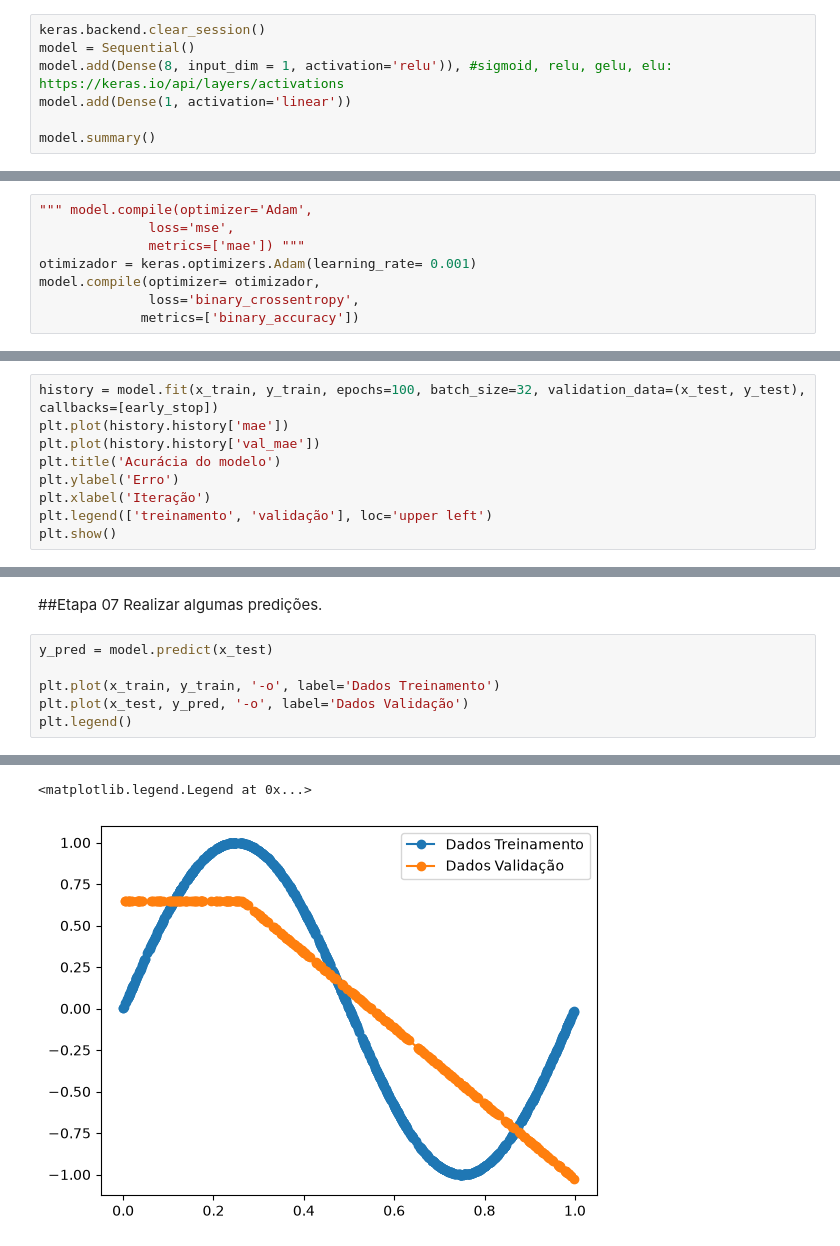
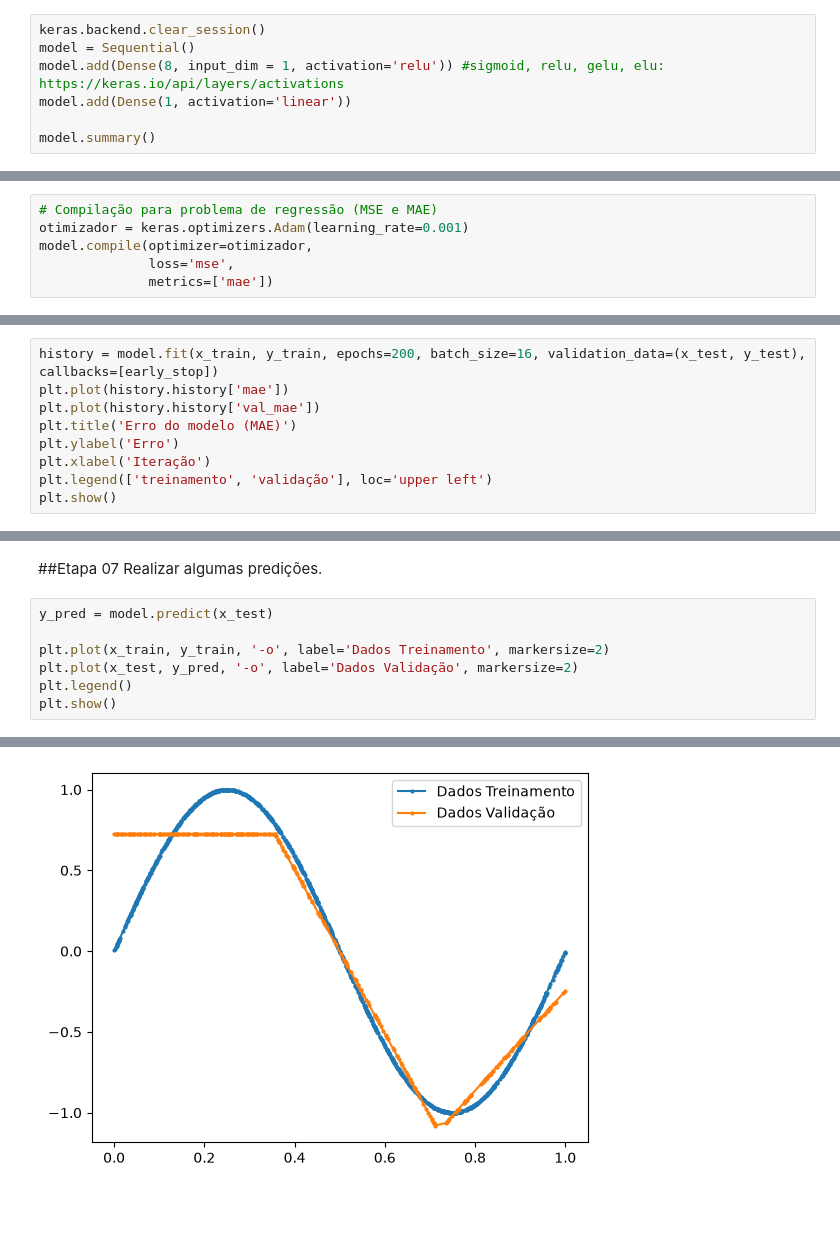
Before and after one commit to leoisf/CDD109---REDES-NEURAIS-ARTIFICIAIS-E-DEEP-LEARNING, a Jupyter notebook: Aula 3/Exercício 10 - MLP_SEN.ipynb, the cells around one changed output, grey strips where cells are left out. Drawn from its saved outputs; the diff is of its cells as text; blank space fills up the shorter version.

```diff
--- a/Aula 3/Exercício 10 - MLP_SEN.ipynb
+++ b/Aula 3/Exercício 10 - MLP_SEN.ipynb
@@ -48,7 +48,7 @@ Projetando a rede neural MLP utilizando o Keras.
 # %%
 keras.backend.clear_session()
 model = Sequential()
-model.add(Dense(8, input_dim = 1, activation='relu')), #sigmoid, relu, gelu, elu:  https://keras.io/api/layers/activations
+model.add(Dense(8, input_dim = 1, activation='relu')) #sigmoid, relu, gelu, elu:  https://keras.io/api/layers/activations
 model.add(Dense(1, activation='linear'))
 
 model.summary()
@@ -75,13 +74,11 @@ Loss: As opções são encontradas em https://keras.io/api/losses/
 
 Metrics: As opções são encontradas em https://keras.io/api/metrics/
 # %%
-""" model.compile(optimizer='Adam',
+# Compilação para problema de regressão (MSE e MAE)
+otimizador = keras.optimizers.Adam(learning_rate=0.001)
+model.compile(optimizer=otimizador,
               loss='mse',
-              metrics=['mae']) """
-otimizador = keras.optimizers.Adam(learning_rate= 0.001)
-model.compile(optimizer= otimizador,
-              loss='binary_crossentropy',
-             metrics=['binary_accuracy'])
+              metrics=['mae'])
 # %% [markdown]
 ##Etapa 06
 Treinar o modelo e realizar a validação.
@@ -101,10 +98,10 @@ early_stop = keras.callbacks.EarlyStopping(
     restore_best_weights=True
 )
 # %%
-history = model.fit(x_train, y_train, epochs=100, batch_size=32, validation_data=(x_test, y_test), callbacks=[early_stop])
+history = model.fit(x_train, y_train, epochs=200, batch_size=16, validation_data=(x_test, y_test), callbacks=[early_stop])
 plt.plot(history.history['mae'])
 plt.plot(history.history['val_mae'])
-plt.title('Acurácia do modelo')
+plt.title('Erro do modelo (MAE)')
 plt.ylabel('Erro')
 plt.xlabel('Iteração')
 plt.legend(['treinamento', 'validação'], loc='upper left')
@@ -134,7 +131,8 @@ Realizar algumas predições.
 # %%
 y_pred = model.predict(x_test)
 
-plt.plot(x_train, y_train, '-o', label='Dados Treinamento')
-plt.plot(x_test, y_pred, '-o', label='Dados Validação')
+plt.plot(x_train, y_train, '-o', label='Dados Treinamento', markersize=2)
+plt.plot(x_test, y_pred, '-o', label='Dados Validação', markersize=2)
 plt.legend()
+plt.show()
 # %% [output]
@@ -142,3 +140,2 @@ plt.legend()
-<matplotlib.legend.Legend at 0x...>
-[figure, old version]
+[figure, new version]
 # %%
```
Also changed, not shown: parts of 4 cells of this notebook, 12 other files.
